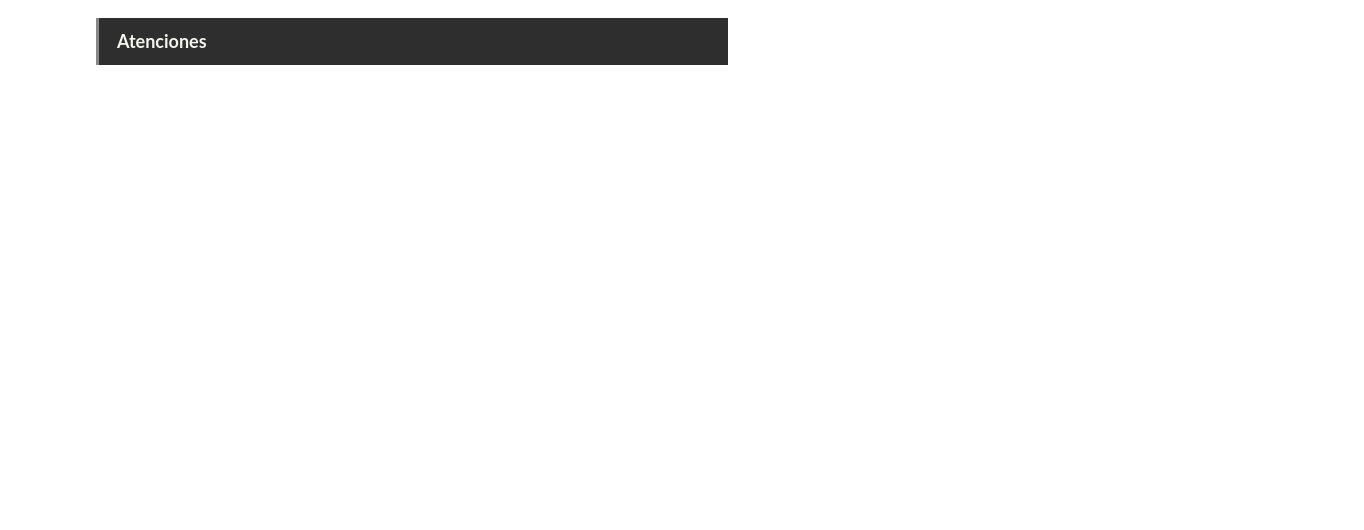
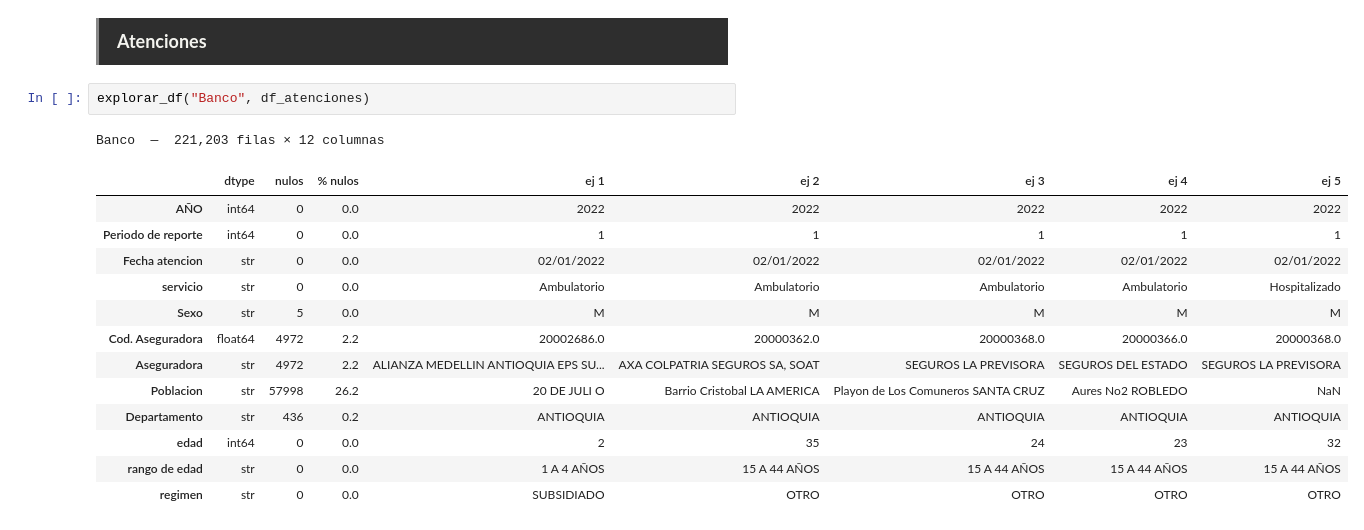
Before and after one commit to JeroHoyos/p-REDbloodDON, a Jupyter notebook: notebooks/1_preprocessing.ipynb, the cells around one changed output. Saved outputs shown, nothing was run; the diff lists cells and outputs as text; blank space fills up the shorter version.

```diff
--- a/notebooks/1_preprocessing.ipynb
+++ b/notebooks/1_preprocessing.ipynb
@@ -906,3 +904,20 @@ Banco  —  33,582 filas × 9 columnas
 | comuna | str | 12980 | 38.7 | comuna_13_san_javier | comuna_13_san_javier | NaN | comuna_8_villa_hermosa | comuna_11_laureles_estadio |
 # %% [markdown]
 <div style="background:#2e2e2e; color:#f4f4ef; padding:13px 18px; letter-spacing:2px; text-transform:uppercase; font-size:18px; font-weight:bold; border-left:3px solid #888">Atenciones</div>
+# %%
+explorar_df("Banco", df_atenciones)
+# %% [output]
+Banco  —  221,203 filas × 12 columnas
+|  | dtype | nulos | % nulos | ej 1 | ej 2 | ej 3 | ej 4 | ej 5 |
+| AÑO | int64 | 0 | 0.0 | 2022 | 2022 | 2022 | 2022 | 2022 |
+| Periodo de reporte | int64 | 0 | 0.0 | 1 | 1 | 1 | 1 | 1 |
+| Fecha atencion | str | 0 | 0.0 | 02/01/2022 | 02/01/2022 | 02/01/2022 | 02/01/2022 | 02/01/2022 |
+| servicio | str | 0 | 0.0 | Ambulatorio | Ambulatorio | Ambulatorio | Ambulatorio | Hospitalizado |
+| Sexo | str | 5 | 0.0 | M | M | M | M | M |
+| Cod. Aseguradora | float64 | 4972 | 2.2 | 20002686.0 | 20000362.0 | 20000368.0 | 20000366.0 | 20000368.0 |
+| Aseguradora | str | 4972 | 2.2 | ALIANZA MEDELLIN ANTIOQUIA EPS SU... | AXA COLPATRIA SEGUROS SA, SOAT | SEGUROS LA PREVISORA | SEGUROS DEL ESTADO | SEGUROS LA PREVISORA |
+| Poblacion | str | 57998 | 26.2 | 20 DE JULI O | Barrio Cristobal LA AMERICA | Playon de Los Comuneros SANTA CRUZ | Aures No2 ROBLEDO | NaN |
+| Departamento | str | 436 | 0.2 | ANTIOQUIA | ANTIOQUIA | ANTIOQUIA | ANTIOQUIA | ANTIOQUIA |
+| edad | int64 | 0 | 0.0 | 2 | 35 | 24 | 23 | 32 |
+| rango de edad | str | 0 | 0.0 | 1 A 4 AÑOS | 15 A 44 AÑOS | 15 A 44 AÑOS | 15 A 44 AÑOS | 15 A 44 AÑOS |
+| regimen | str | 0 | 0.0 | SUBSIDIADO | OTRO | OTRO | OTRO | OTRO |
```
Also changed, not shown: parts of 11 cells of this notebook.
